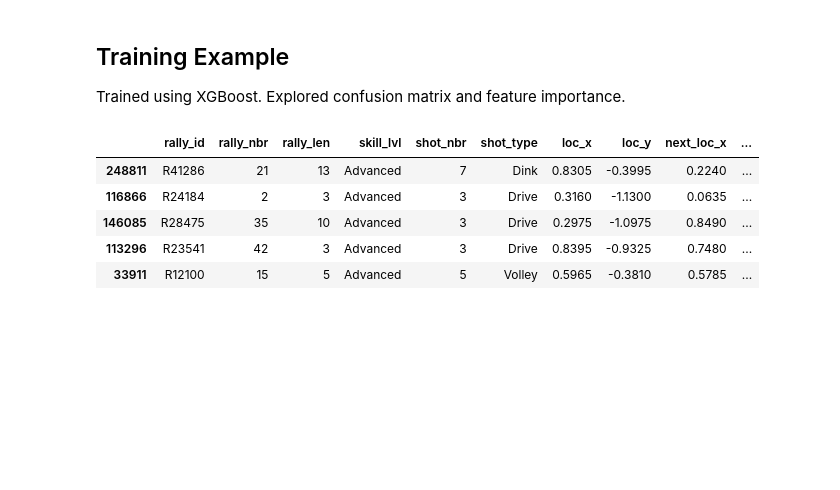
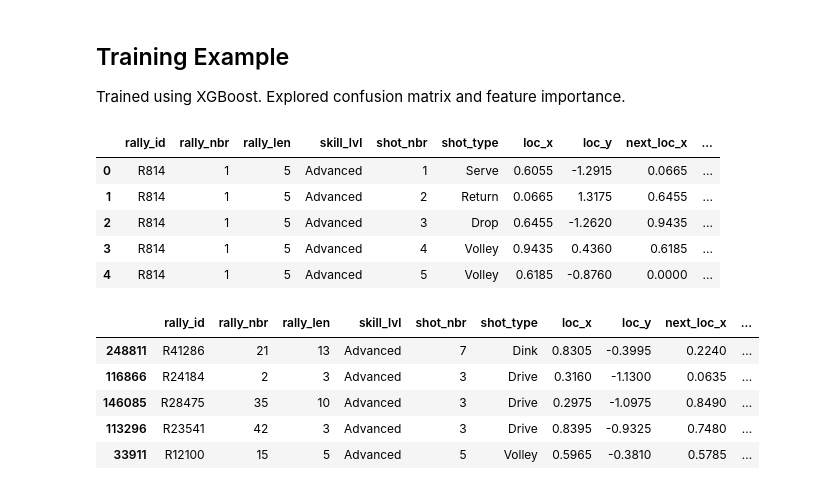
Before and after one commit to Rybus07/in-a-pickle, a Jupyter notebook: notebooks/03_Preprocessing_Feature_Enginneering.ipynb, the cells around one changed output. Drawn from its saved outputs; the diff is of its cells as text; code cells hidden in the pictures; blank space fills up the shorter version.

```diff
--- a/notebooks/03_Preprocessing_Feature_Enginneering.ipynb
+++ b/notebooks/03_Preprocessing_Feature_Enginneering.ipynb
@@ -198,6 +198,15 @@ pb_df = reformat_data(pb_df)
 X = pb_df[pb_df['skill_lvl'] == 'Advanced']
 
 x_train, x_test, y_train, y_test, X_unknown, label_encoder = create_splits(X, splits=(0.8, 0.2), seed=0)
+# %%
+X.head()
+# %% [output]
+|  | rally_id | rally_nbr | rally_len | skill_lvl | shot_nbr | shot_type | loc_x | loc_y | next_loc_x | ... |
+| 0 | R814 | 1 | 5 | Advanced | 1 | Serve | 0.6055 | -1.2915 | 0.0665 | ... |
+| 1 | R814 | 1 | 5 | Advanced | 2 | Return | 0.0665 | 1.3175 | 0.6455 | ... |
+| 2 | R814 | 1 | 5 | Advanced | 3 | Drop | 0.6455 | -1.2620 | 0.9435 | ... |
+| 3 | R814 | 1 | 5 | Advanced | 4 | Volley | 0.9435 | 0.4360 | 0.6185 | ... |
+| 4 | R814 | 1 | 5 | Advanced | 5 | Volley | 0.6185 | -0.8760 | 0.0000 | ... |
 # %%
 x_train.head()
 # %% [output]
```
Also changed, not shown: parts of 7 cells of this notebook, 1 other file.
